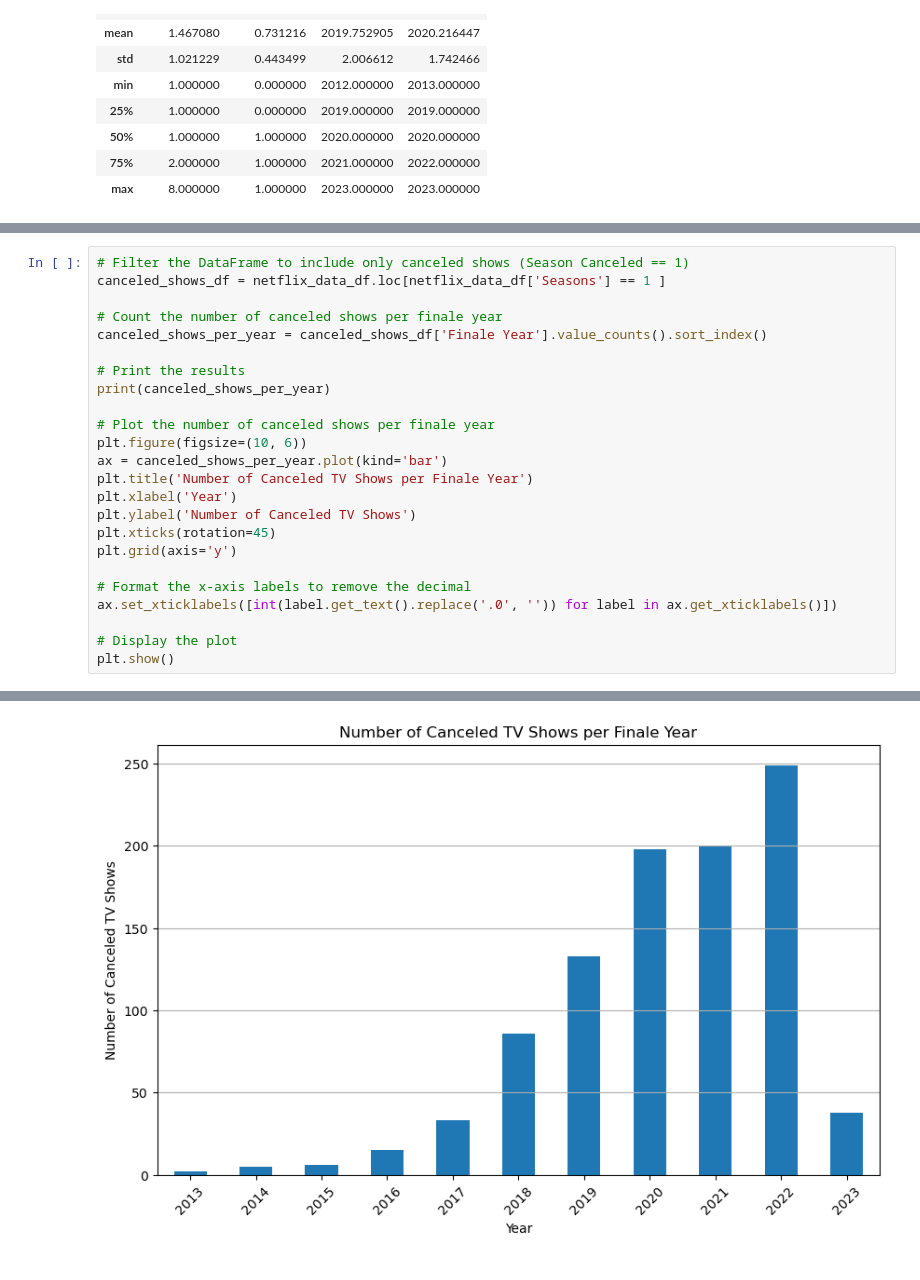
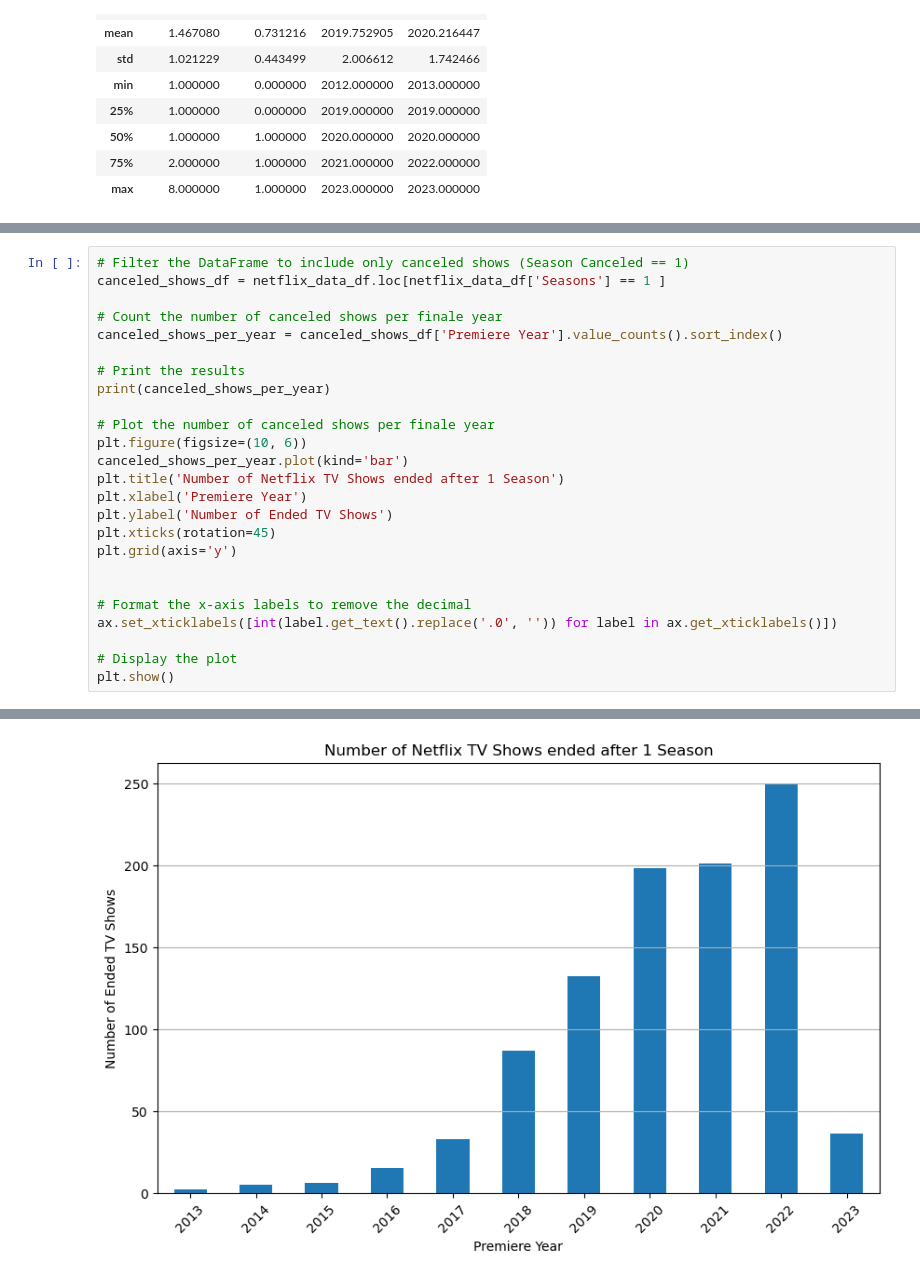
Before and after one commit to R-Byrd/project-one, a Jupyter notebook: Netflix_Statistical_Analysis_R.ipynb, the cells around one changed output, grey strips where cells are left out. Cells and saved outputs as stored; diff of their text form.

Commit message:
added a 3rd visualization

```diff
--- a/Netflix_Statistical_Analysis_R.ipynb
+++ b/Netflix_Statistical_Analysis_R.ipynb
@@ -65,19 +107,20 @@ Name: count, dtype: int64
 canceled_shows_df = netflix_data_df.loc[netflix_data_df['Seasons'] == 1 ]
 
 # Count the number of canceled shows per finale year
-canceled_shows_per_year = canceled_shows_df['Finale Year'].value_counts().sort_index()
+canceled_shows_per_year = canceled_shows_df['Premiere Year'].value_counts().sort_index()
 
 # Print the results
 print(canceled_shows_per_year)
 
 # Plot the number of canceled shows per finale year
 plt.figure(figsize=(10, 6))
-ax = canceled_shows_per_year.plot(kind='bar')
-plt.title('Number of Canceled TV Shows per Finale Year')
-plt.xlabel('Year')
-plt.ylabel('Number of Canceled TV Shows')
+canceled_shows_per_year.plot(kind='bar')
+plt.title('Number of Netflix TV Shows ended after 1 Season')
+plt.xlabel('Premiere Year')
+plt.ylabel('Number of Ended TV Shows')
 plt.xticks(rotation=45)
 plt.grid(axis='y')
+
 
 # Format the x-axis labels to remove the decimal
 ax.set_xticklabels([int(label.get_text().replace('.0', '')) for label in ax.get_xticklabels()])
@@ -100,2 +143,2 @@ Finale Year
 Name: count, dtype: int64
-[figure, old version]
+[figure, new version]
```
Also changed, not shown: parts of 4 cells of this notebook, 1 other file.
